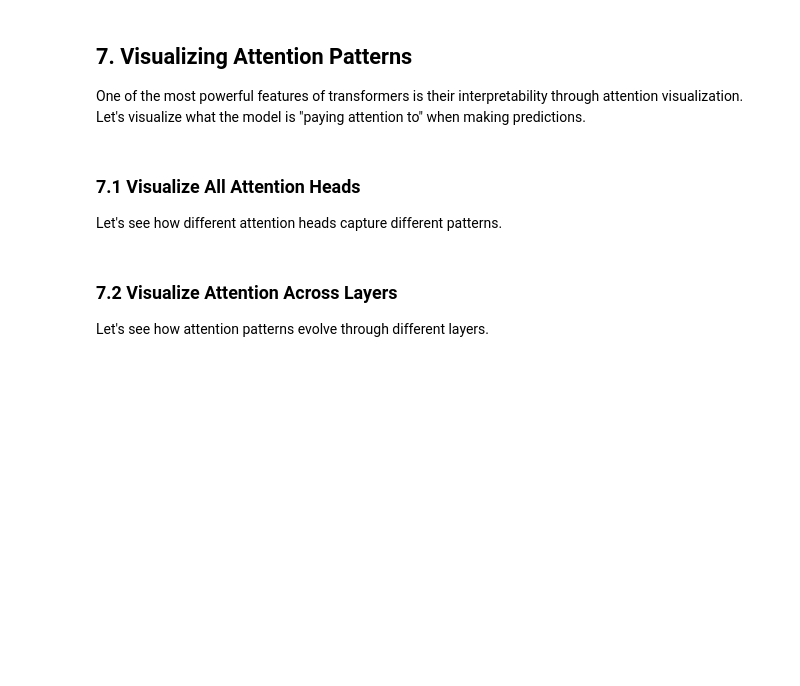
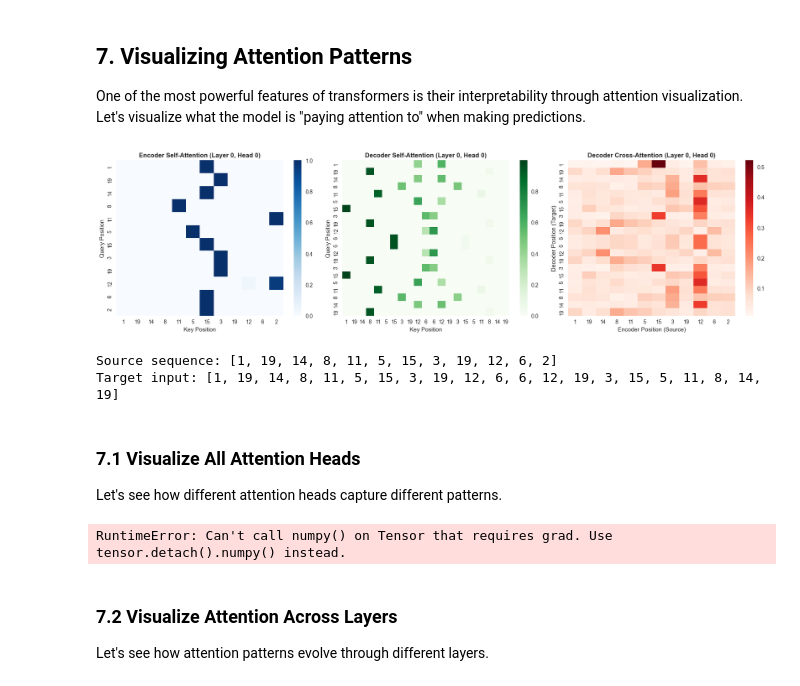
Before and after one commit to xhxuciedu/CS284A, a Jupyter notebook: notebooks/transformer_tutorial.ipynb, the cells around one changed output. Cells and saved outputs as stored; diff of their text form; code cells hidden in the pictures; blank space fills up the shorter version.

```diff
--- a/notebooks/transformer_tutorial.ipynb
+++ b/notebooks/transformer_tutorial.ipynb
@@ -320,16 +342,20 @@ class Transformer(nn.Module):
     def generate_mask(self, src, tgt):
         """
         Generate masks for source and target sequences.
+        Returns:
+            src_mask: (batch_size, 1, 1, src_len) - for encoder self-attention
+            tgt_mask: (batch_size, 1, tgt_len, tgt_len) - for decoder self-attention
+            src_tgt_mask: (batch_size, 1, tgt_len, src_len) - for decoder cross-attention
         """
         batch_size = src.size(0)
         src_len = src.size(1)
         tgt_len = tgt.size(1)
 
-        # Source mask: (batch_size, 1, 1, src_len)
+        # Source mask for encoder: (batch_size, 1, 1, src_len)
         # True where we can attend, False for padding
         src_mask = (src != 0).unsqueeze(1).unsqueeze(2)
 
-        # Target mask: combine padding mask and causal mask
+        # Target mask for decoder self-attention: combine padding mask and causal mask
         # Padding mask: (batch_size, 1, tgt_len, 1) - True for valid tokens
         tgt_padding_mask = (tgt != 0).unsqueeze(1).unsqueeze(3)
 
@@ -341,7 +367,14 @@ class Transformer(nn.Module):
         # (batch_size, 1, tgt_len, tgt_len)
         tgt_mask = tgt_padding_mask.expand(batch_size, 1, tgt_len, tgt_len) & (~nopeak_mask)
 
-        return src_mask, tgt_mask
+        # Cross-attention mask: (batch_size, 1, tgt_len, src_len)
+        # Can attend from decoder to encoder if both positions are valid
+        src_valid = (src != 0).unsqueeze(1).unsqueeze(1)  # (batch_size, 1, 1, src_len)
+        tgt_valid = (tgt != 0).unsqueeze(1).unsqueeze(3)  # (batch_size, 1, tgt_len, 1)
+        src_tgt_mask = src_valid.expand(batch_size, 1, tgt_len, src_len) & \
+                       tgt_valid.expand(batch_size, 1, tgt_len, src_len)
+
+        return src_mask, tgt_mask, src_tgt_mask
 
     def forward(self, src, tgt):
         """
@@ -352,7 +385,7 @@ class Transformer(nn.Module):
             output: (batch_size, tgt_len, tgt_vocab_size)
         """
         # Generate masks
-        src_mask, tgt_mask = self.generate_mask(src, tgt)
+        src_mask, tgt_mask, src_tgt_mask = self.generate_mask(src, tgt)
 
         # Encoder
         src_embedded = self.dropout(self.pos_encoder(
@@ -375,7 +408,7 @@ class Transformer(nn.Module):
         decoder_cross_attentions = []
         for decoder_layer in self.decoder_layers:
             decoder_output, self_attn, cross_attn = decoder_layer(
-                decoder_output, encoder_output, src_mask, tgt_mask
+                decoder_output, encoder_output, src_tgt_mask, tgt_mask
             )
             decoder_self_attentions.append(self_attn)
             decoder_cross_attentions.append(cross_attn)
@@ -681,9 +796,9 @@ def visualize_attention(model, src, tgt_input, layer_idx=0, head_idx=0, device='
             decoder_cross_attentions.append(cross_attn)
 
     # Extract attention weights (average across batch if needed)
-    encoder_attn = encoder_attentions[layer_idx][0, head_idx].cpu().numpy()
-    decoder_self_attn = decoder_self_attentions[layer_idx][0, head_idx].cpu().numpy()
-    decoder_cross_attn = decoder_cross_attentions[layer_idx][0, head_idx].cpu().numpy()
+    encoder_attn = encoder_attentions[layer_idx][0, head_idx].detach().cpu().numpy()
+    decoder_self_attn = decoder_self_attentions[layer_idx][0, head_idx].detach().cpu().numpy()
+    decoder_cross_attn = decoder_cross_attentions[layer_idx][0, head_idx].detach().cpu().numpy()
 
     return encoder_attn, decoder_self_attn, decoder_cross_attn
 
@@ -698,33 +813,37 @@ encoder_attn, decoder_self_attn, decoder_cross_attn = visualize_attention(
 
 # Create visualization
 fig, axes = plt.subplots(1, 3, figsize=(18, 5))
 
 # Encoder self-attention
 sns.heatmap(encoder_attn, ax=axes[0], cmap='Blues', cbar=True,
             xticklabels=src.tolist(), yticklabels=src.tolist())
 axes[0].set_title('Encoder Self-Attention (Layer 0, Head 0)', fontsize=12, fontweight='bold')
 axes[0].set_xlabel('Key Position')
 axes[0].set_ylabel('Query Position')
 
 # Decoder self-attention
 sns.heatmap(decoder_self_attn, ax=axes[1], cmap='Greens', cbar=True,
             xticklabels=tgt_input.tolist(), yticklabels=tgt_input.tolist())
 axes[1].set_title('Decoder Self-Attention (Layer 0, Head 0)', fontsize=12, fontweight='bold')
 axes[1].set_xlabel('Key Position')
 axes[1].set_ylabel('Query Position')
 
 # Decoder cross-attention
 sns.heatmap(decoder_cross_attn, ax=axes[2], cmap='Reds', cbar=True,
             xticklabels=src.tolist(), yticklabels=tgt_input.tolist())
 axes[2].set_title('Decoder Cross-Attention (Layer 0, Head 0)', fontsize=12, fontweight='bold')
 axes[2].set_xlabel('Encoder Position (Source)')
 axes[2].set_ylabel('Decoder Position (Target)')
 
 plt.tight_layout()
 plt.show()
 
 print(f"Source sequence: {src.tolist()}")
 print(f"Target input: {tgt_input.tolist()}")
+# %% [output]
+[figure, added]
+Source sequence: [1, 19, 14, 8, 11, 5, 15, 3, 19, 12, 6, 2]
+Target input: [1, 19, 14, 8, 11, 5, 15, 3, 19, 12, 6, 6, 12, 19, 3, 15, 5, 11, 8, 14, 19]
 # %% [markdown]
 ### 7.1 Visualize All Attention Heads
 
@@ -743,7 +862,7 @@ encoder_output = src_embedded
 _, attn_weights = model.encoder_layers[0](encoder_output, None)
 
 # Extract all heads
-all_heads = attn_weights[0].cpu().numpy()  # Shape: (num_heads, seq_len, seq_len)
+all_heads = attn_weights[0].detach().cpu().numpy()  # Shape: (num_heads, seq_len, seq_len)
 
 # Create subplot for each head
 fig, axes = plt.subplots(2, 4, figsize=(20, 10))
@@ -759,6 +878,8 @@ for head_idx in range(NUM_HEADS):
 plt.suptitle('All Attention Heads in Encoder Layer 0', fontsize=14, fontweight='bold', y=1.02)
 plt.tight_layout()
 plt.show()
+# %% [output]
+RuntimeError: Can't call numpy() on Tensor that requires grad. Use tensor.detach().numpy() instead.
 # %% [markdown]
 ### 7.2 Visualize Attention Across Layers
 
```
Also changed, not shown: parts of 11 cells of this notebook.
